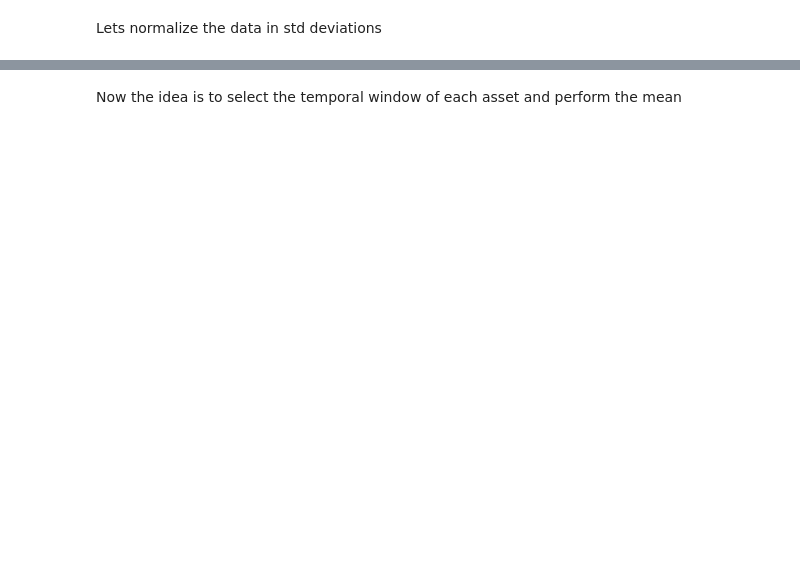
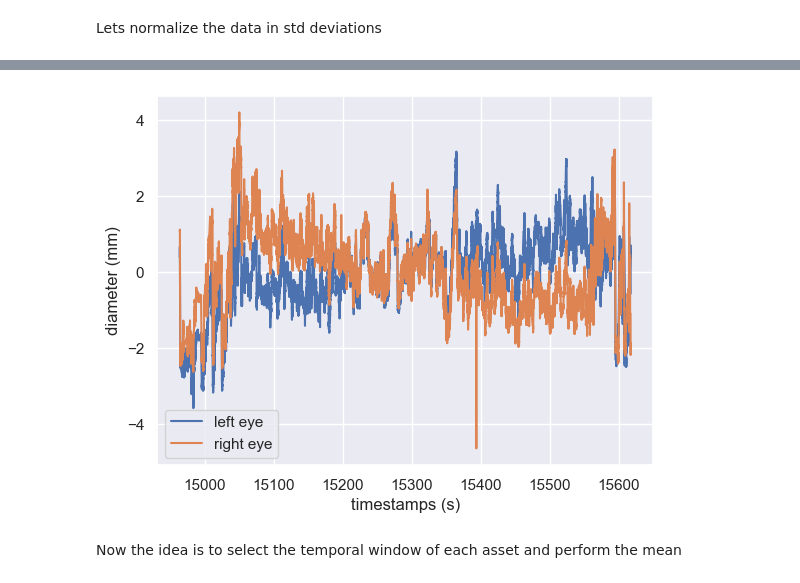
Before and after one commit to Rockyneuron/pupil_labs_analysis, a Jupyter notebook: analysis/pupillometry_analysis.ipynb, the cells around one changed output, grey strips where cells are left out. Drawn from its saved outputs; the diff is of its cells as text; code cells hidden in the pictures; blank space fills up the shorter version.

```diff
--- a/analysis/pupillometry_analysis.ipynb
+++ b/analysis/pupillometry_analysis.ipynb
@@ -208,2 +240,9 @@ See the caveats in the documentation: https://pandas.pydata.org/pandas-docs/stab
+# %%
+cm.plot_pupillometry_both_eyes(
+                                df_left_eye=pupil_left_eye,
+                                df_right_eye=pupil_right_eye
+                                )
+# %% [output]
+[figure, added]
 # %% [markdown]
 Now the idea is to select the temporal window of each asset and perform the mean
```
Also changed, not shown: parts of 19 cells of this notebook, 1 other file.
